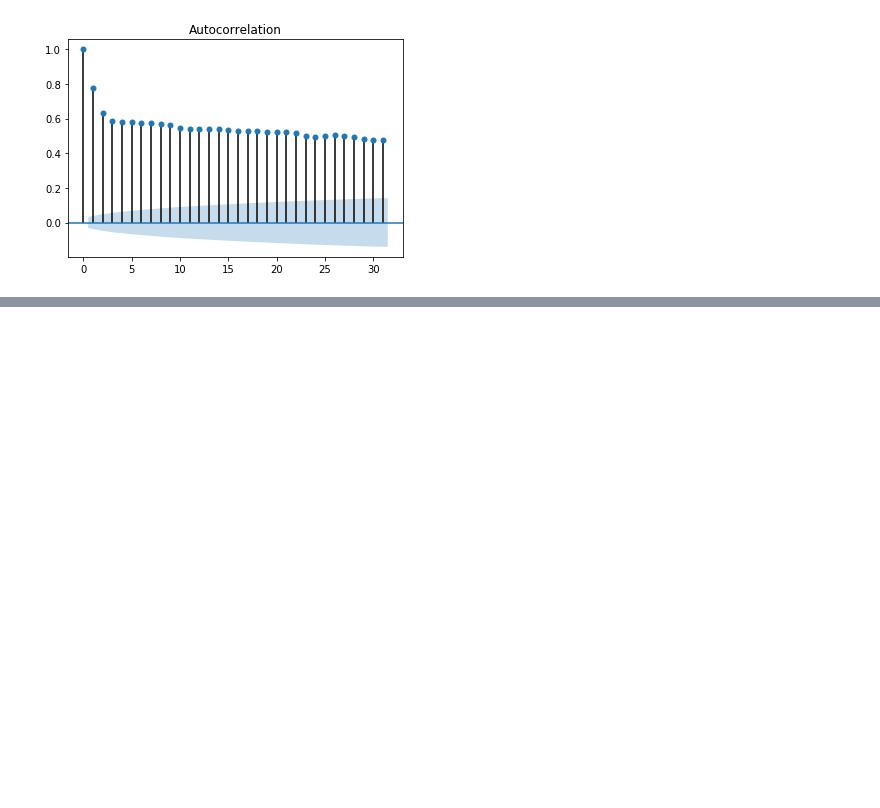
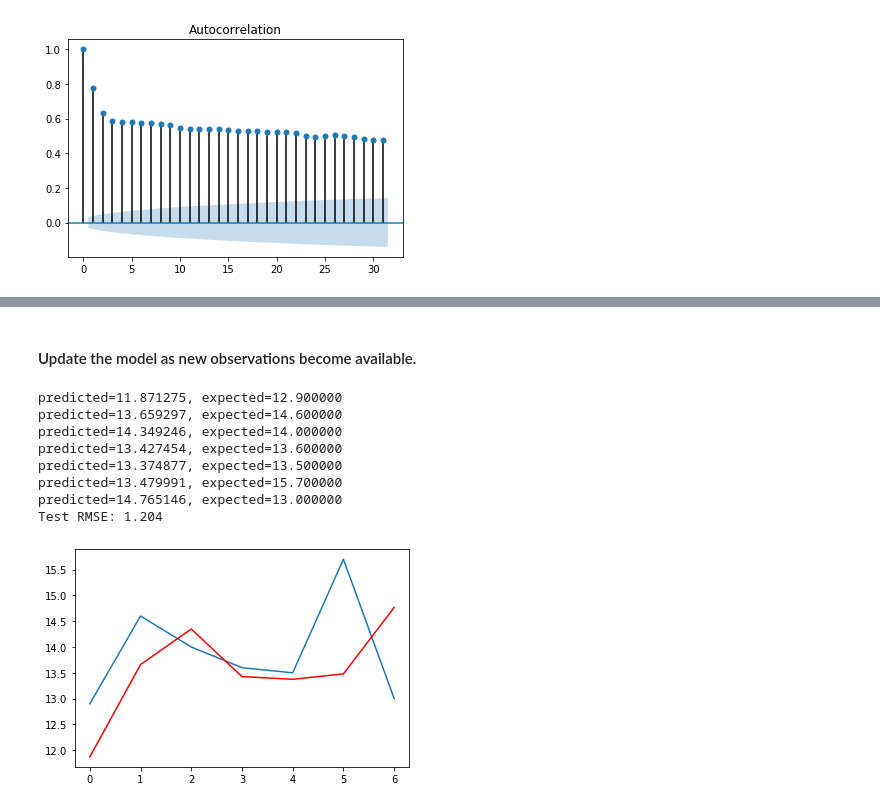
Before and after one commit to shiyuliu1/Time-Series-Models, a Jupyter notebook: TS_models.ipynb, the cells around one changed output, grey strips where cells are left out. Drawn from its saved outputs; the diff is of its cells as text; code cells hidden in the pictures; blank space fills up the shorter version.

```diff
--- a/TS_models.ipynb
+++ b/TS_models.ipynb
@@ -105,0 +155,41 @@ pyplot.show()
+# %% [markdown]
+ #### Update the model as new observations become available.
+# %%
+# split dataset
+X = series.values
+train, test = X[1:len(X)-7], X[len(X)-7:]
+# train autoregression
+window = 29
+model = AutoReg(train, lags=29)
+model_fit = model.fit()
+coef = model_fit.params
+# walk forward over time steps in test
+history = train[len(train)-window:]
+history = [history[i] for i in range(len(history))]
+predictions = list()
+for t in range(len(test)):
+    length = len(history)
+    lag = [history[i] for i in range(length-window,length)]
+    yhat = coef[0]
+    for d in range(window):
+        yhat += coef[d+1] * lag[window-d-1]
+    obs = test[t]
+    predictions.append(yhat)
+    history.append(obs)
+    print('predicted=%f, expected=%f' % (yhat, obs))
+rmse = sqrt(mean_squared_error(test, predictions))
+print('Test RMSE: %.3f' % rmse)
+# plot
+plt.plot(test)
+plt.plot(predictions, color='red')
+plt.show()
+# %% [output]
+predicted=11.871275, expected=12.900000
+predicted=13.659297, expected=14.600000
+predicted=14.349246, expected=14.000000
+predicted=13.427454, expected=13.600000
+predicted=13.374877, expected=13.500000
+predicted=13.479991, expected=15.700000
+predicted=14.765146, expected=13.000000
+Test RMSE: 1.204
+[figure, added]
```
Also changed, not shown: parts of 11 cells of this notebook.
